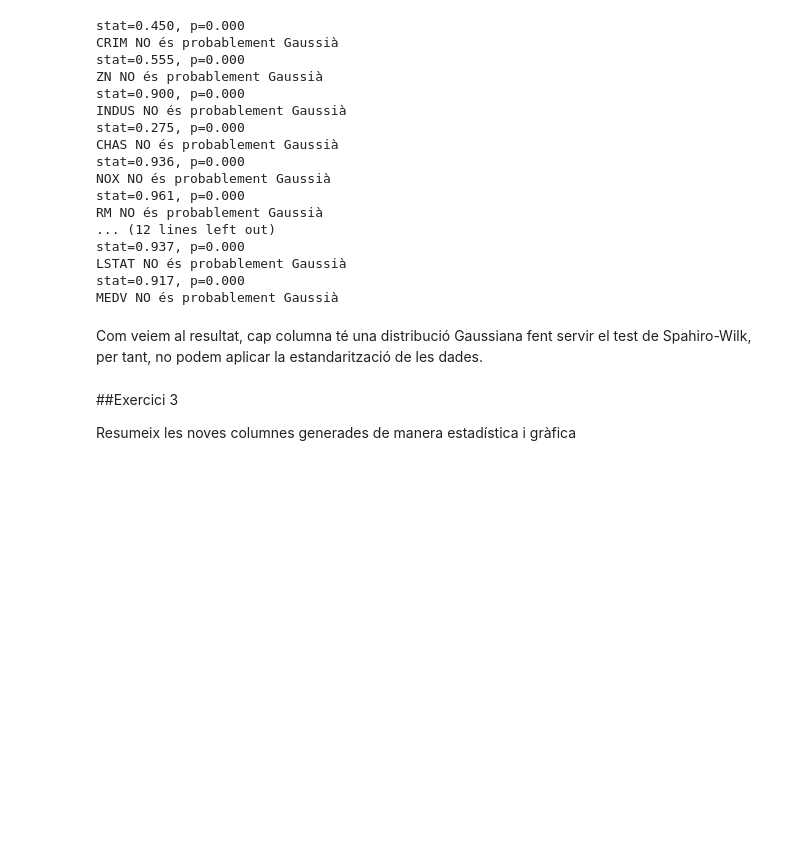
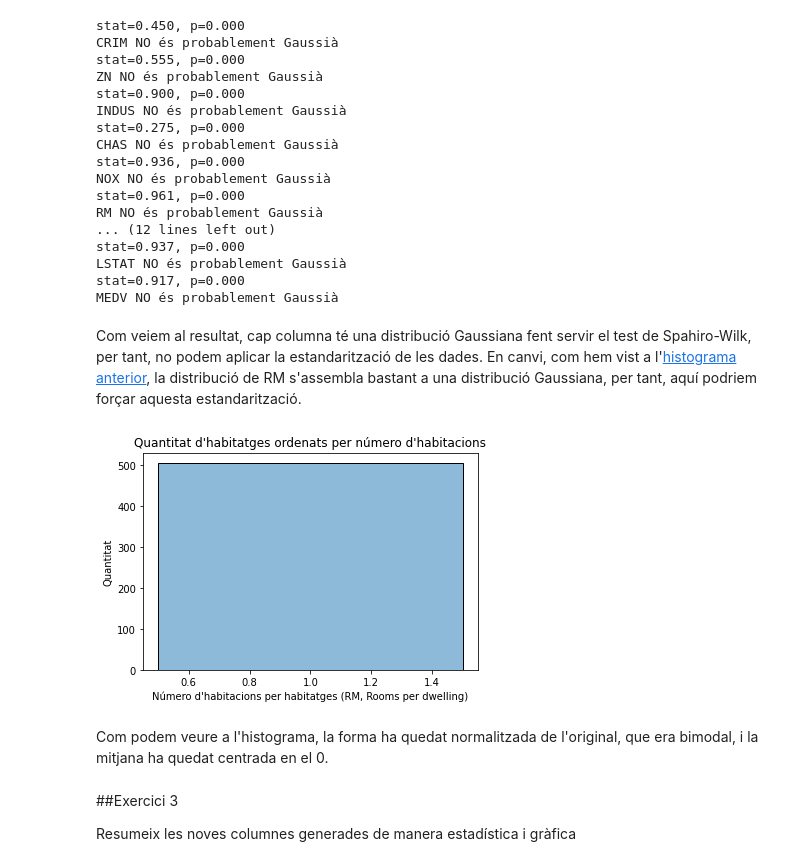
Before and after one commit to davifebdn/SkLearn_Train_Test, a Jupyter notebook: Tasca_M5_T02.ipynb, the cells around one changed output. Drawn from its saved outputs; the diff is of its cells as text; code cells hidden in the pictures; blank space fills up the shorter version.

```diff
--- a/Tasca_M5_T02.ipynb
+++ b/Tasca_M5_T02.ipynb
@@ -305,7 +305,30 @@ LSTAT NO és probablement Gaussià
 stat=0.917, p=0.000
 MEDV NO és probablement Gaussià
 # %% [markdown]
-Com veiem al resultat, cap columna té una distribució Gaussiana fent servir el test de Spahiro-Wilk, per tant, no podem aplicar la estandarització de les dades.
+Com veiem al resultat, cap columna té una distribució Gaussiana fent servir el test de Spahiro-Wilk, per tant, no podem aplicar la estandarització de les dades. En canvi, com hem vist a l'[histograma anterior](https://colab.research.google.com/drive/1EjyOt28_ku1KE2avstkc-1KF3pIGWe-u#scrollTo=Kd48gxhEQiSr&line=3&uniqifier=1), la distribució de RM s'assembla bastant a una distribució Gaussiana, per tant, aquí podriem forçar aquesta estandarització.
+# %%
+#Importació preprocés
+from sklearn import preprocessing
+
+#Estandarització amb reshape
+#scaler = preprocessing.StandardScaler().fit(housing['RM'].array.reshape(-1, 1))
+#RM_scal = scaler.transform(housing['RM'].array.reshape(-1, 1))
+
+#Normalització
+RM_norm = preprocessing.normalize(housing['RM'].array.reshape(-1, 1), norm='l2')
+#normalizer = preprocessing.Normalizer().fit(housing['RM'].array.reshape(-1, 1))  # fit does nothing
+#normalizer
+
+#Representació gràfica
+sns.histplot(data=RM_norm, legend=False)
+plt.title("Quantitat d'habitatges ordenats per número d'habitacions")
+plt.ylabel('Quantitat')
+plt.xlabel("Número d'habitacions per habitatges (RM, Rooms per dwelling)")
+plt.show()
+# %% [output]
+[figure, added]
+# %% [markdown]
+Com podem veure a l'histograma, la forma ha quedat normalitzada de l'original, que era bimodal, i la mitjana ha quedat centrada en el 0.
 # %% [markdown]
 ##Exercici 3
 
```
